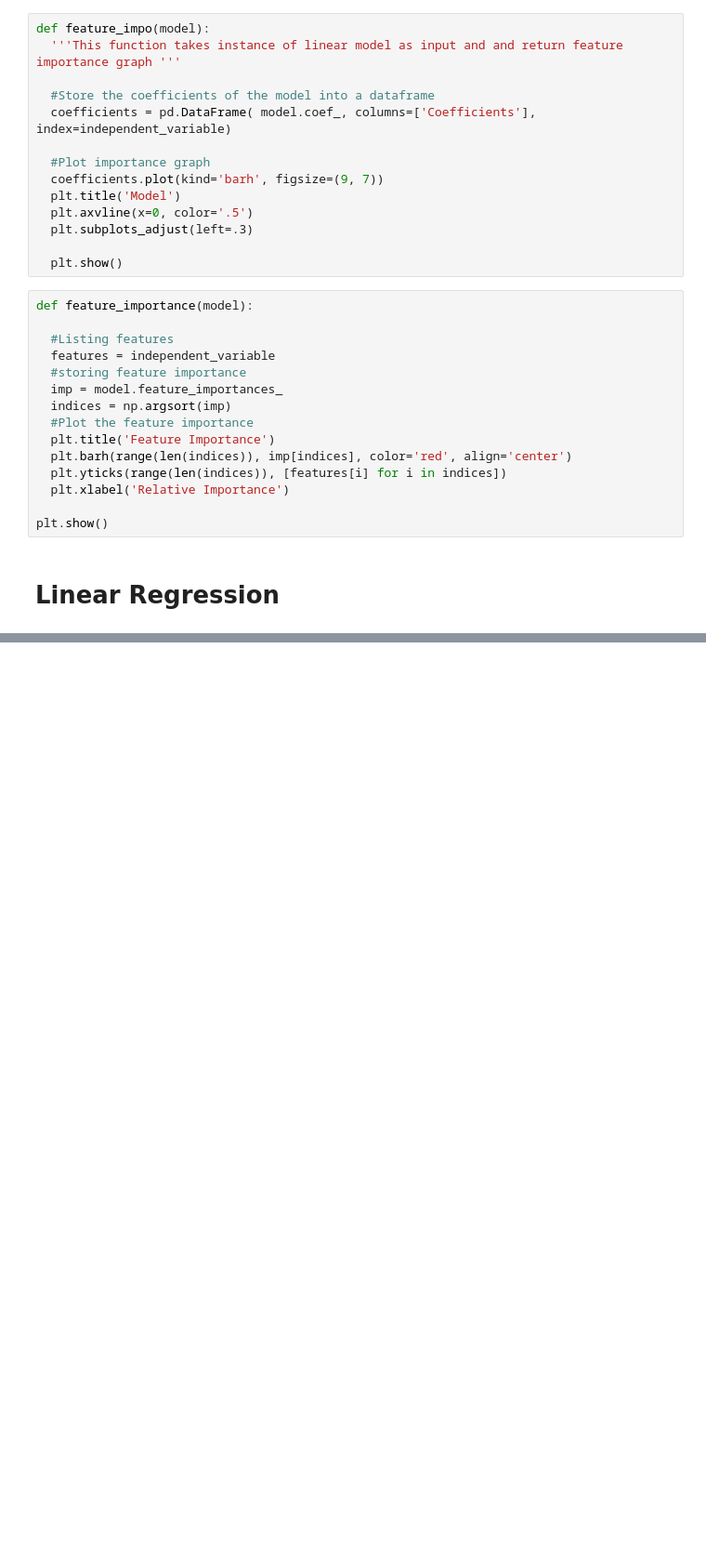
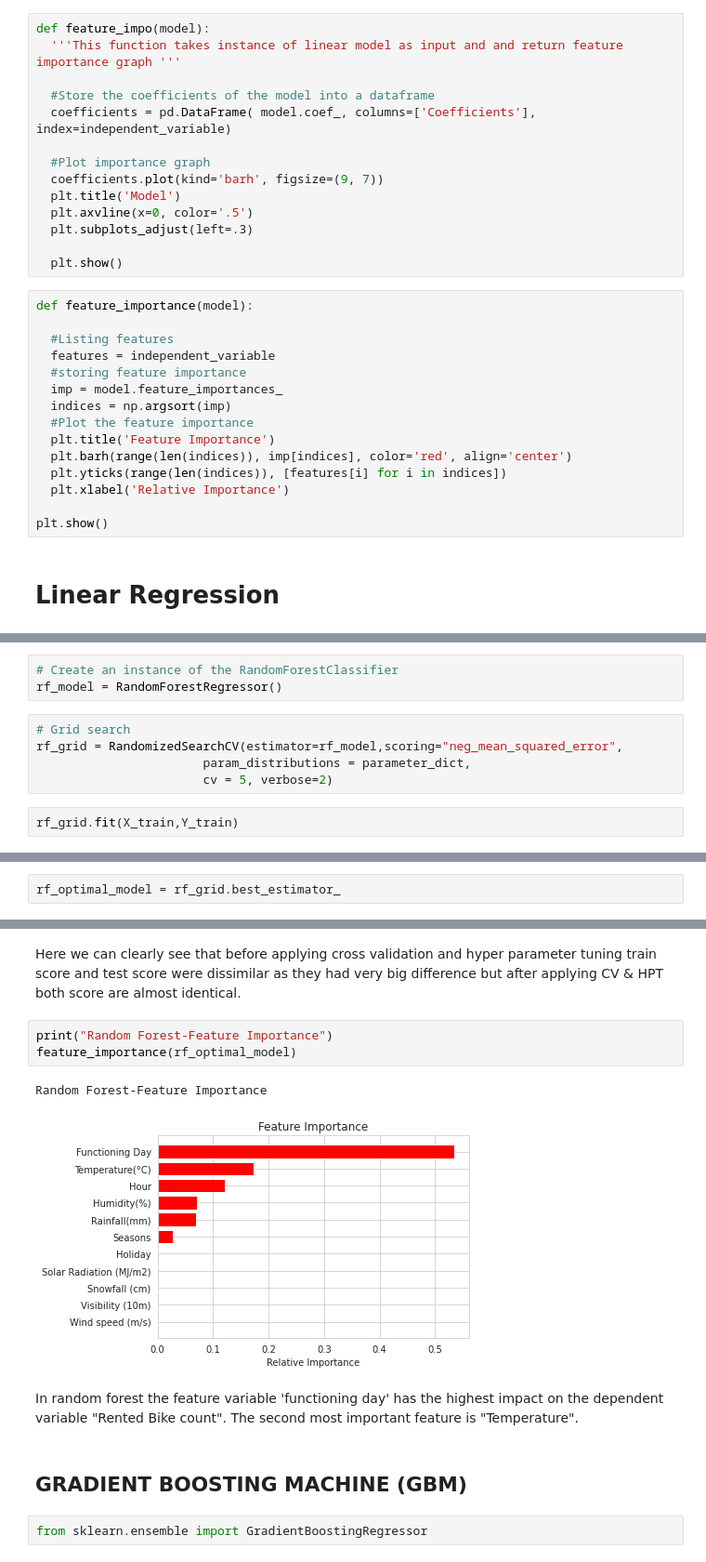
Before and after one commit to Deepakkarki24/Bike-Sharing-Demand-Prediction, a Jupyter notebook: Deepak_Karki_Bike_Sharing_Demand_Prediction_Capstone_Project.ipynb, the cells around one changed output, grey strips where cells are left out. Shown at 93% size. Cells and saved outputs as stored; diff of their text form; blank space fills up the shorter version.

```diff
--- a/Deepak_Karki_Bike_Sharing_Demand_Prediction_Capstone_Project.ipynb
+++ b/Deepak_Karki_Bike_Sharing_Demand_Prediction_Capstone_Project.ipynb
@@ -652,0 +932,10 @@ plt.show()
+# %%
+# Create an instance of the RandomForestClassifier
+rf_model = RandomForestRegressor()
+# %%
+# Grid search
+rf_grid = RandomizedSearchCV(estimator=rf_model,scoring="neg_mean_squared_error",
+                       param_distributions = parameter_dict,
+                       cv = 5, verbose=2)
+# %%
+rf_grid.fit(X_train,Y_train)
@@ -652,0 +971,2 @@ plt.show()
+# %%
+rf_optimal_model = rf_grid.best_estimator_
@@ -652,0 +1013,14 @@ plt.show()
+# %% [markdown]
+Here we can clearly see that before applying cross validation and hyper parameter tuning train score and test score were dissimilar as they had very big difference but after applying CV & HPT both score are almost identical.
+# %%
+print("Random Forest-Feature Importance")
+feature_importance(rf_optimal_model)
+# %% [output]
+Random Forest-Feature Importance
+[figure, added]
+# %% [markdown]
+In random forest the feature variable 'functioning day' has the highest impact on the dependent variable "Rented Bike count". The second most important feature is "Temperature".
+# %% [markdown]
+## **GRADIENT BOOSTING MACHINE (GBM)**
+# %%
+from sklearn.ensemble import GradientBoostingRegressor
```
Also changed, not shown: parts of 58 cells of this notebook.
